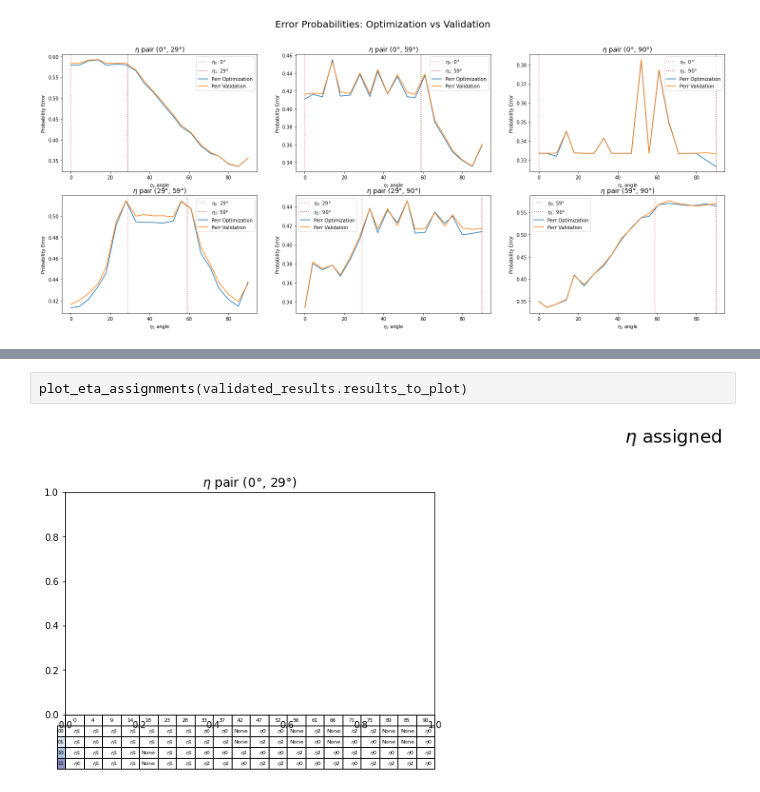
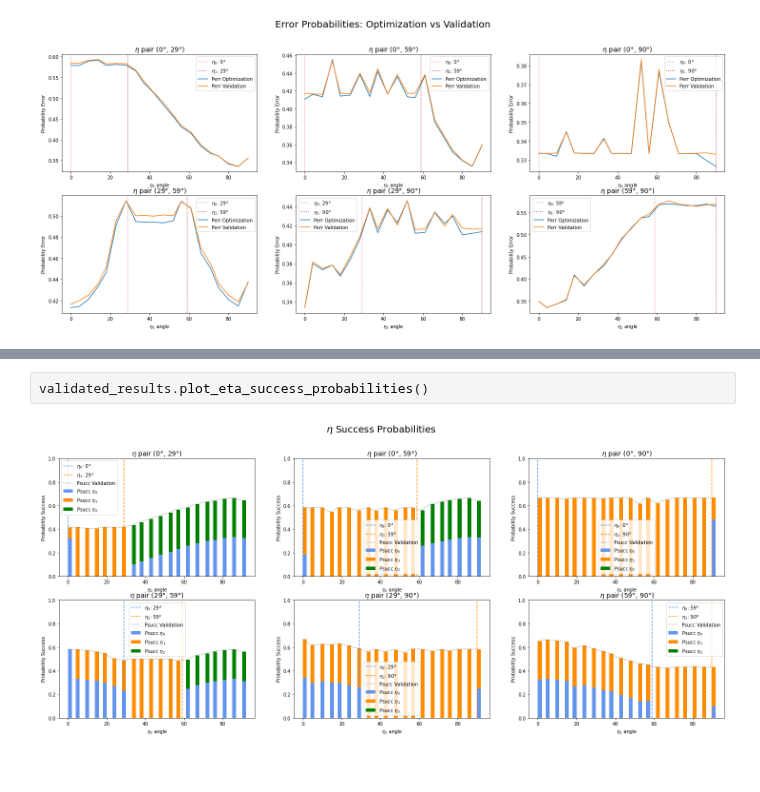
Before and after one commit to iamtxena/quantum-channel-discrimination, a Jupyter notebook: src/3-etas-results-analysis-validation.ipynb, the cells around one changed output, grey strips where cells are left out. Saved outputs shown, nothing was run; the diff lists cells and outputs as text; blank space fills up the shorter version.

Commit message:
added plot_eta_success_probabilities

```diff
--- a/src/3-etas-results-analysis-validation.ipynb
+++ b/src/3-etas-results-analysis-validation.ipynb
@@ -120,4 +58,4 @@ def plot_eta_assignments(results_to_plot, algorithm: str = '') -> None:
-# %%
-plot_eta_assignments(validated_results.results_to_plot)
-# %% [output]
-[figure, removed]
+# %%
+validated_results.plot_eta_success_probabilities()
+# %% [output]
+[figure, added]
```
Also changed, not shown: parts of 6 cells of this notebook, 3 other files.
